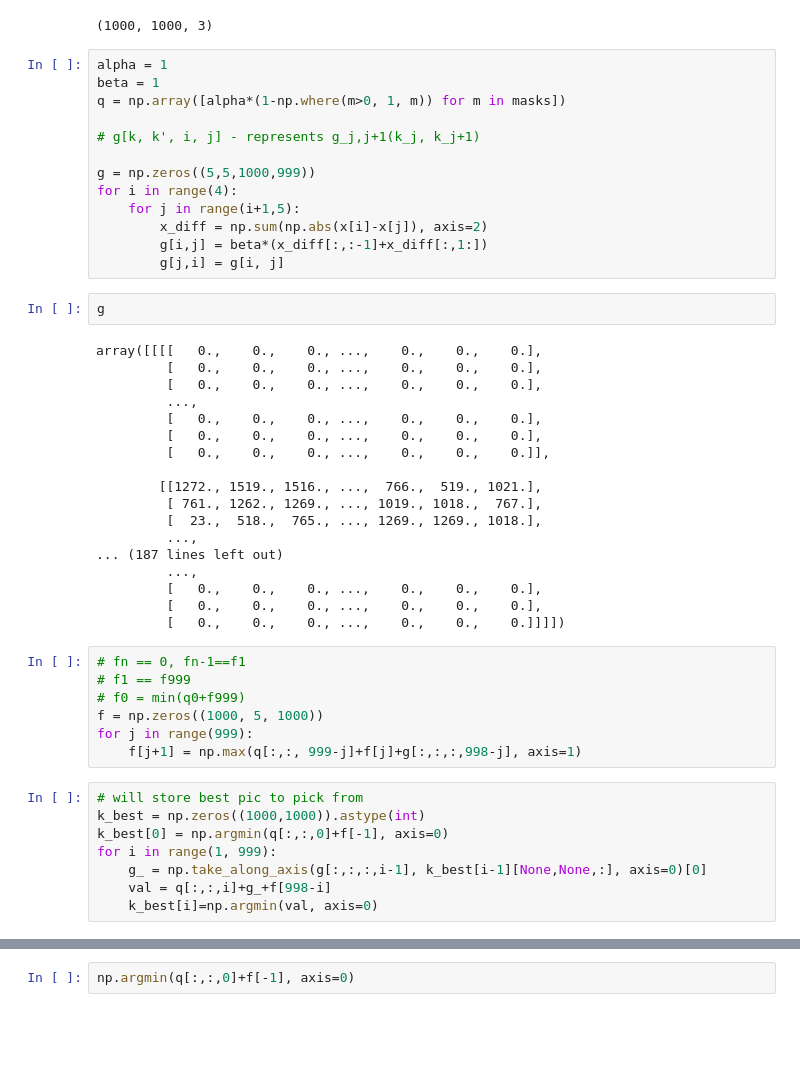
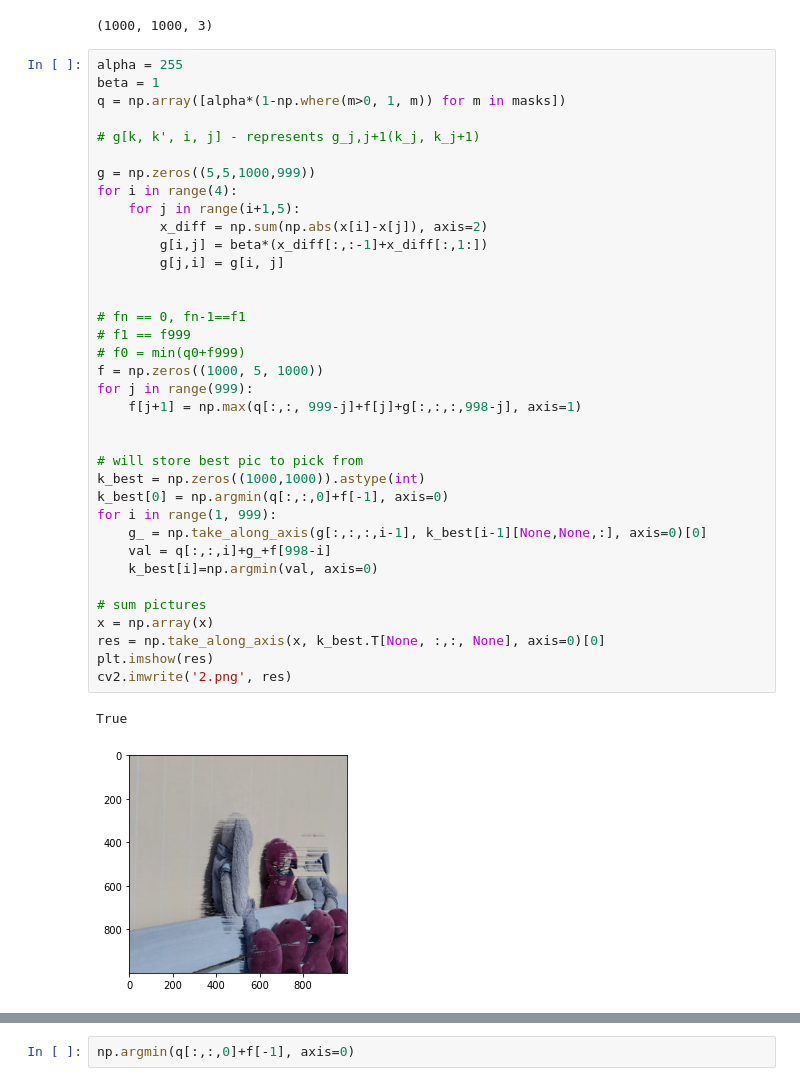
Before and after one commit to DarChuh/rokzlabs, a Jupyter notebook: lab4/lab.ipynb, the cells around one changed output, grey strips where cells are left out. Saved outputs shown, nothing was run; the diff lists cells and outputs as text; blank space fills up the shorter version.

Commit message:
code in 1 cell, alpha=255

```diff
--- a/lab4/lab.ipynb
+++ b/lab4/lab.ipynb
@@ -28,50 +28,41 @@ x[0].shape
 # %% [output]
 (1000, 1000, 3)
 # %%
-alpha = 1
+alpha = 255
 beta = 1
 q = np.array([alpha*(1-np.where(m>0, 1, m)) for m in masks])
 
 # g[k, k', i, j] - represents g_j,j+1(k_j, k_j+1)
 
 g = np.zeros((5,5,1000,999))
 for i in range(4):
     for j in range(i+1,5):
         x_diff = np.sum(np.abs(x[i]-x[j]), axis=2)
         g[i,j] = beta*(x_diff[:,:-1]+x_diff[:,1:])
         g[j,i] = g[i, j]
+
+
+# fn == 0, fn-1==f1
+# f1 == f999
+# f0 = min(q0+f999)
+f = np.zeros((1000, 5, 1000))
+for j in range(999):
+    f[j+1] = np.max(q[:,:, 999-j]+f[j]+g[:,:,:,998-j], axis=1)
+
+
+# will store best pic to pick from
+k_best = np.zeros((1000,1000)).astype(int)
+k_best[0] = np.argmin(q[:,:,0]+f[-1], axis=0)
+for i in range(1, 999):
+    g_ = np.take_along_axis(g[:,:,:,i-1], k_best[i-1][None,None,:], axis=0)[0]
+    val = q[:,:,i]+g_+f[998-i]
+    k_best[i]=np.argmin(val, axis=0)
+
+# sum pictures
+x = np.array(x)
+res = np.take_along_axis(x, k_best.T[None, :,:, None], axis=0)[0]
+plt.imshow(res)
+cv2.imwrite('2.png', res)
+# %% [output]
+True
+[figure, added]
-# %%
-g
-# %% [output]
-array([[[[   0.,    0.,    0., ...,    0.,    0.,    0.],
-         [   0.,    0.,    0., ...,    0.,    0.,    0.],
-         [   0.,    0.,    0., ...,    0.,    0.,    0.],
-         ...,
-         [   0.,    0.,    0., ...,    0.,    0.,    0.],
-         [   0.,    0.,    0., ...,    0.,    0.,    0.],
-         [   0.,    0.,    0., ...,    0.,    0.,    0.]],
-
-        [[1272., 1519., 1516., ...,  766.,  519., 1021.],
-         [ 761., 1262., 1269., ..., 1019., 1018.,  767.],
-         [  23.,  518.,  765., ..., 1269., 1269., 1018.],
-         ...,
-... (187 lines left out)
-         ...,
-         [   0.,    0.,    0., ...,    0.,    0.,    0.],
-         [   0.,    0.,    0., ...,    0.,    0.,    0.],
-         [   0.,    0.,    0., ...,    0.,    0.,    0.]]]])
-# %%
-# fn == 0, fn-1==f1
-# f1 == f999
-# f0 = min(q0+f999)
-f = np.zeros((1000, 5, 1000))
-for j in range(999):
-    f[j+1] = np.max(q[:,:, 999-j]+f[j]+g[:,:,:,998-j], axis=1)
-# %%
-# will store best pic to pick from
-k_best = np.zeros((1000,1000)).astype(int)
-k_best[0] = np.argmin(q[:,:,0]+f[-1], axis=0)
-for i in range(1, 999):
-    g_ = np.take_along_axis(g[:,:,:,i-1], k_best[i-1][None,None,:], axis=0)[0]
-    val = q[:,:,i]+g_+f[998-i]
-    k_best[i]=np.argmin(val, axis=0)
```
Also changed, not shown: parts of 1 cell of this notebook, 1 other file.
